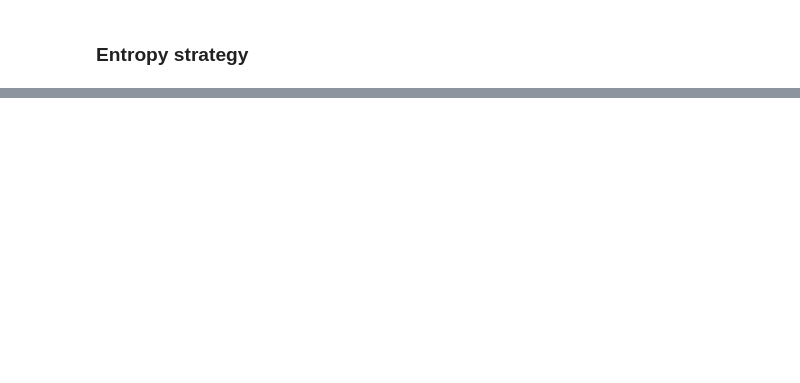
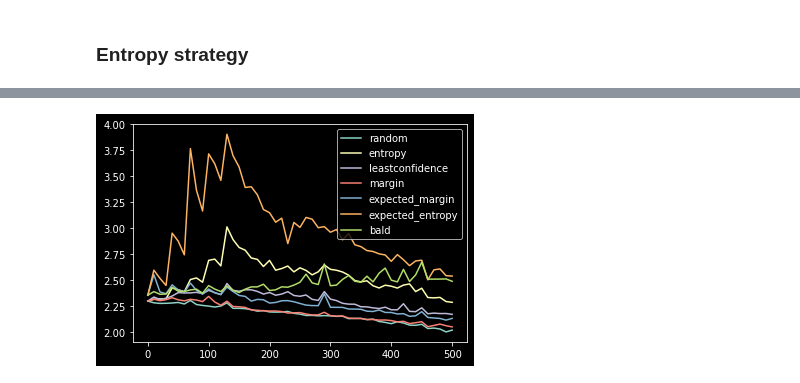
Before and after one commit to pietrolesci/energizer, a Jupyter notebook: examples/image_classification.ipynb, the cells around one changed output, grey strips where cells are left out. Cells and saved outputs as stored; diff of their text form; code cells hidden in the pictures; blank space fills up the shorter version.

```diff
--- a/examples/image_classification.ipynb
+++ b/examples/image_classification.ipynb
@@ -315,0 +689,7 @@ trainer.validate(
+# %%
+for k, v in results_dict.items():
+    plt.plot(v["train_size"], v["test/loss_epoch"], label=k)
+plt.legend()
+plt.show()
+# %% [output]
+[figure, added]
```
Also changed, not shown: parts of 49 cells of this notebook, 16 other files.
